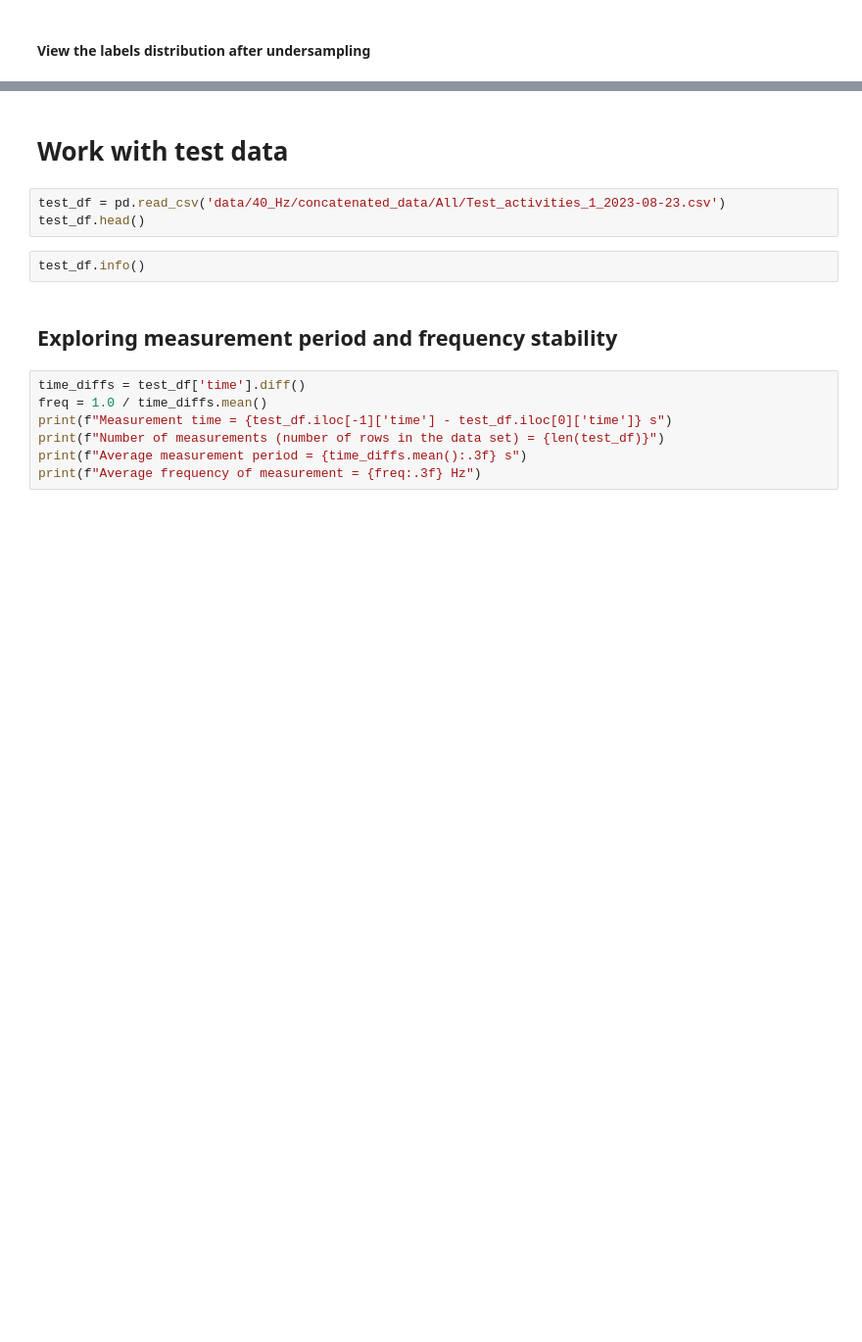
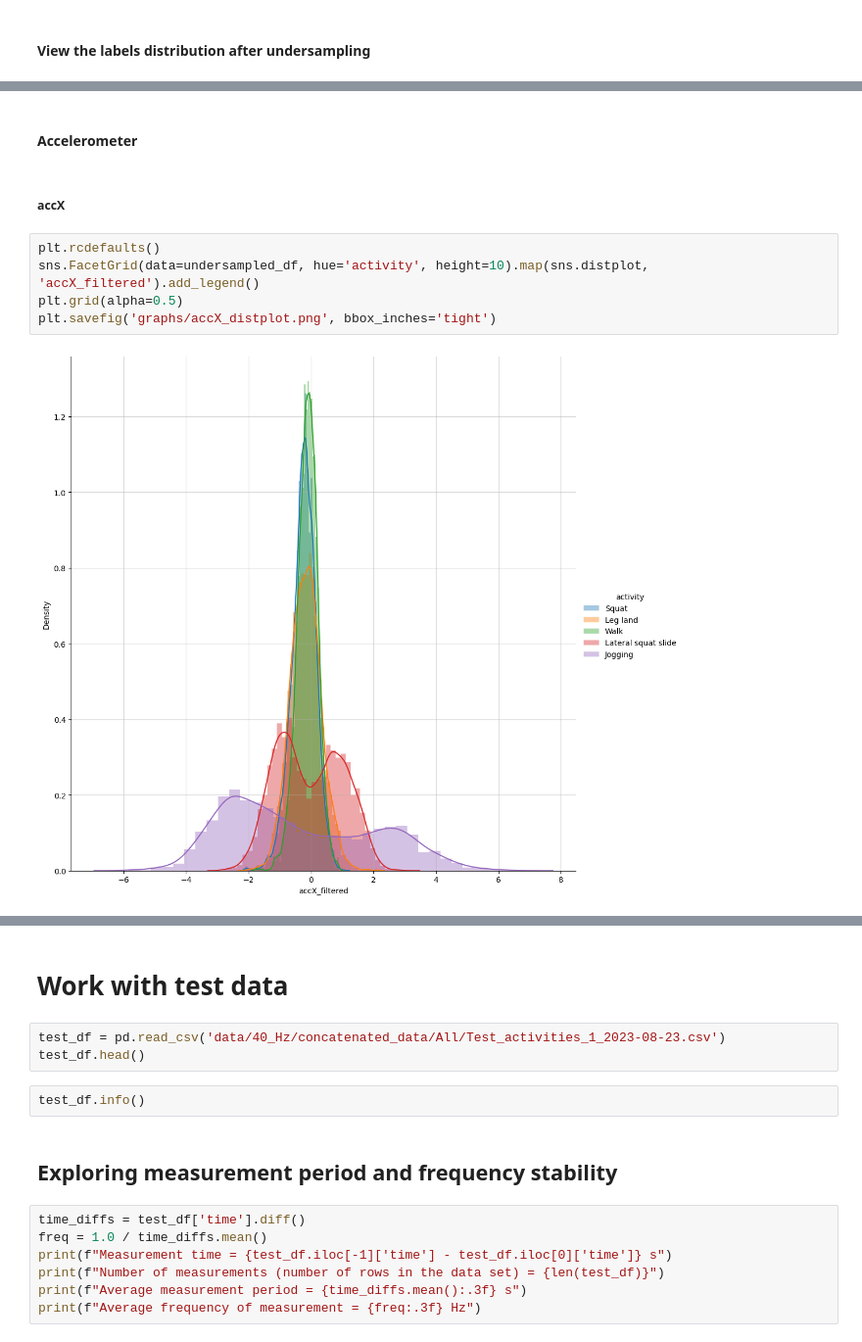
Before and after one commit to Mykhailo20/DS_Bootcamp_2023, a Jupyter notebook: Homework_5/Physical_Activity_Analysis/Features.ipynb, the cells around one changed output, grey strips where cells are left out. Shown at 98% size. Drawn from its saved outputs; the diff is of its cells as text; blank space fills up the shorter version.

Commit message:
Homework_6: Describe in the report the distribution of signal data along the OX, OY and OZ axes of the accelerometer and gyroscope

```diff
--- a/Homework_5/Physical_Activity_Analysis/Features.ipynb
+++ b/Homework_5/Physical_Activity_Analysis/Features.ipynb
@@ -493,0 +440,11 @@ display_pie_chart(df=undersampled_df, column_name='activity', title='Class label
+# %% [markdown]
+#### Accelerometer
+# %% [markdown]
+##### accX
+# %%
+plt.rcdefaults()
+sns.FacetGrid(data=undersampled_df, hue='activity', height=10).map(sns.distplot, 'accX_filtered').add_legend()
+plt.grid(alpha=0.5)
+plt.savefig('graphs/accX_distplot.png', bbox_inches='tight')
+# %% [output]
+[figure, added]
```
Also changed, not shown: parts of 26 cells of this notebook, 1 other file.
